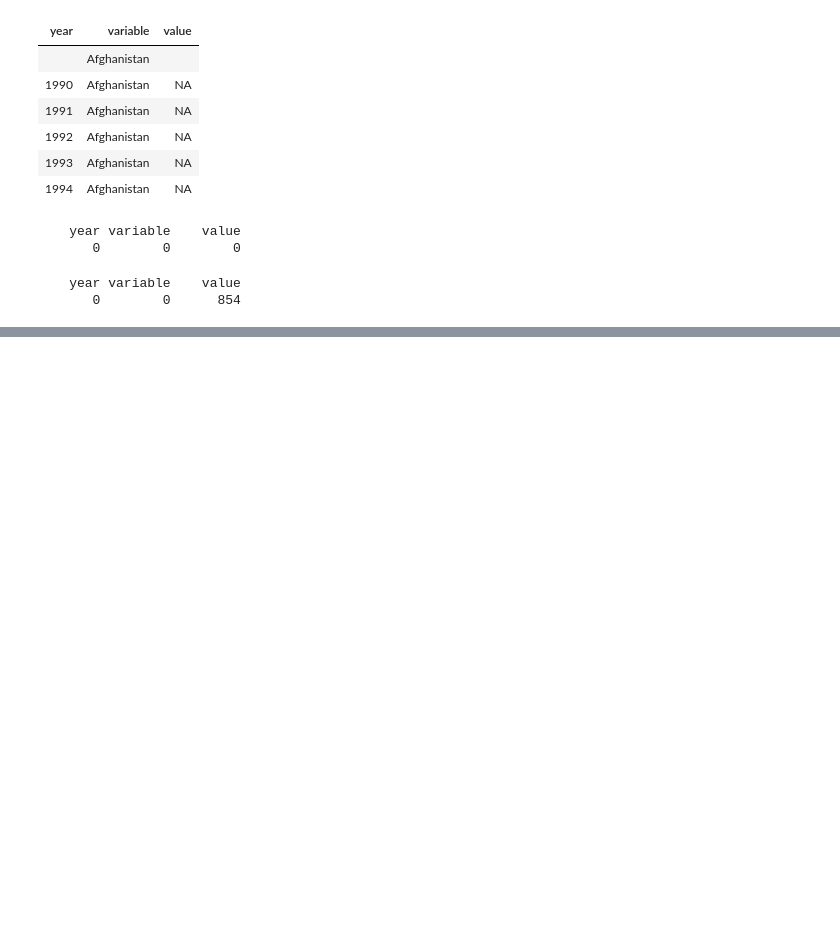
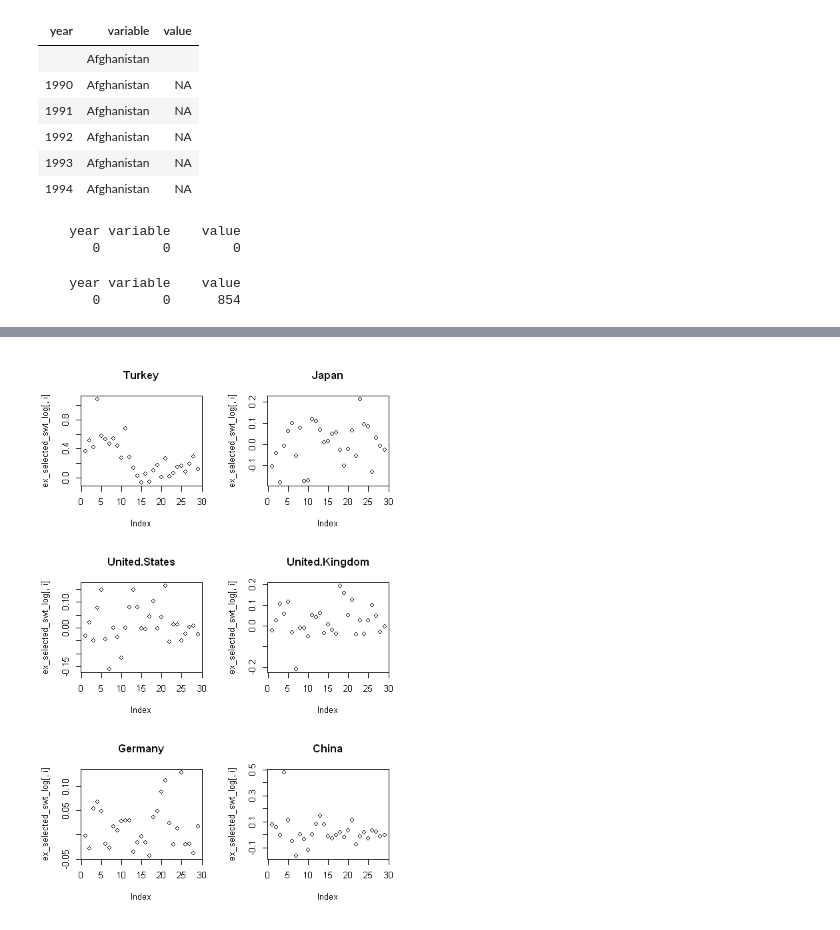
Before and after one commit to MediciHouse07/research_articles, a Jupyter notebook: Kaggle exchange rate analysis.ipynb, the cells around one changed output, grey strips where cells are left out. Saved outputs shown, nothing was run; the diff lists cells and outputs as text; code cells hidden in the pictures; blank space fills up the shorter version.

```diff
--- a/Kaggle exchange rate analysis.ipynb
+++ b/Kaggle exchange rate analysis.ipynb
@@ -132,0 +332,4 @@ It seems I "successfully" got lots of NAs now... Let me fix it tomorrow
+# %%
+ex_selected_swt_log<-ex_selected_swt
+rownames(ex_selected_swt_log) <- ex_selected_swt$year
+ex_selected_swt_log <- ex_selected_swt_log[,c(2,3,4,5,6,7)]
@@ -132,0 +356,6 @@ It seems I "successfully" got lots of NAs now... Let me fix it tomorrow
+# %%
+ex_selected_swt_log<-log(ex_selected_swt_log)
+# %%
+ex_selected_swt_log <- apply(ex_selected_swt_log, 2, as.numeric)
+# %%
+ex_selected_swt_log <- diff(ex_selected_swt_log)
@@ -132,0 +395,8 @@ It seems I "successfully" got lots of NAs now... Let me fix it tomorrow
+# %%
+par(mfcol=c(3,3))
+for (i in c(1:ncol(ex_selected_swt_log))){
+  plot(ex_selected_swt_log[,i],
+  main=dimnames(ex_selected_swt_log)[[2]][i])
+}
+# %% [output]
+[figure, added]
```
Also changed, not shown: parts of 34 cells of this notebook.
